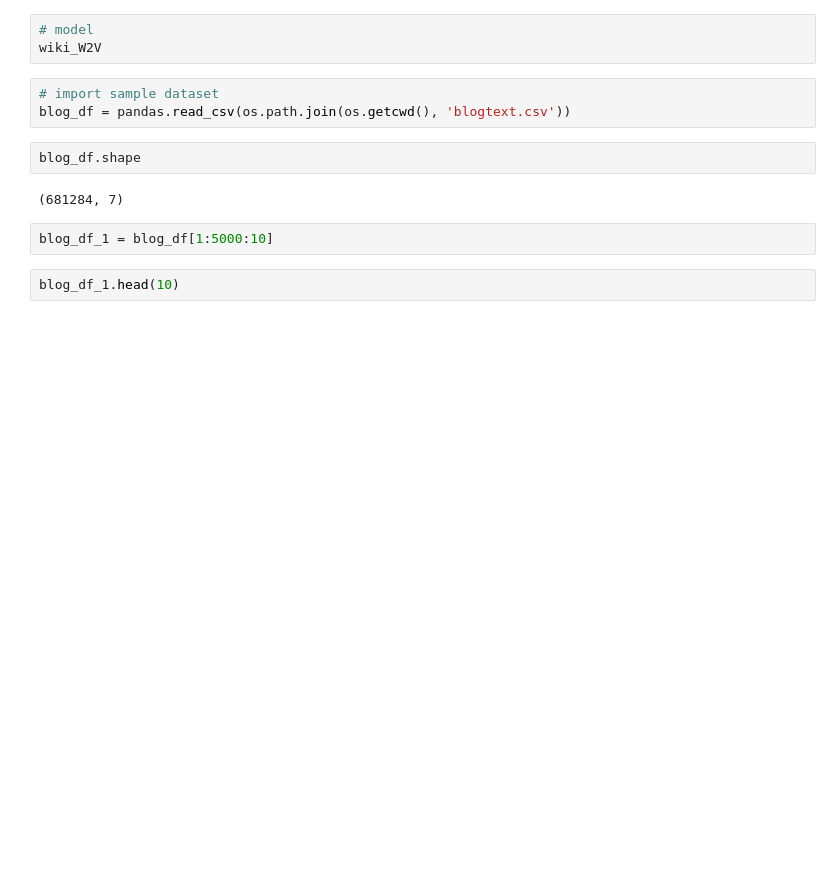
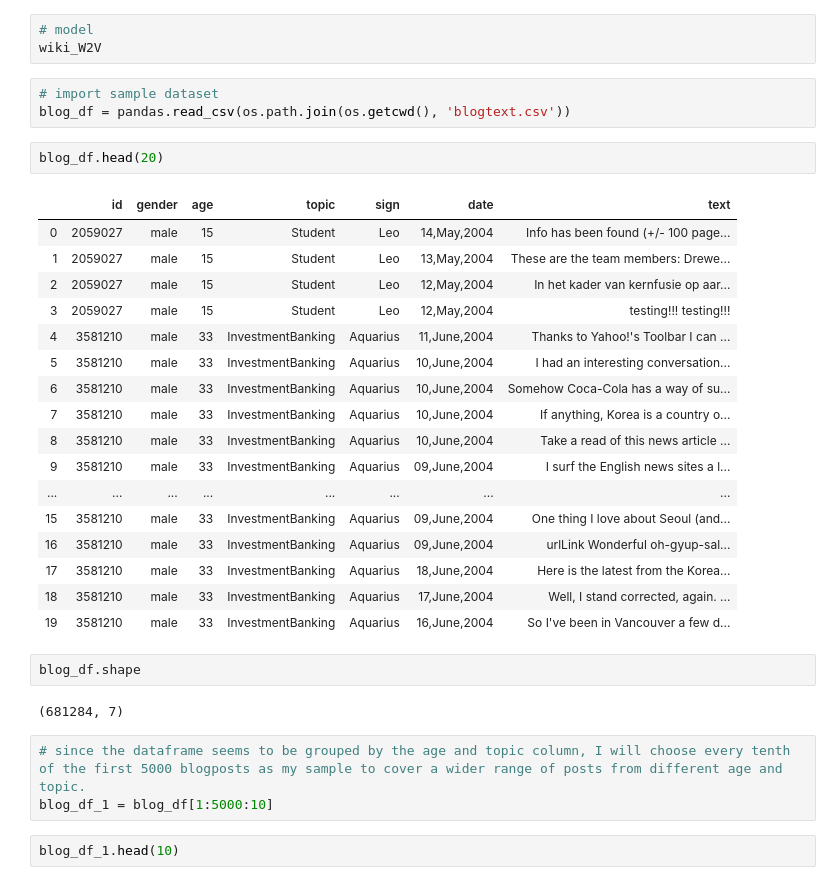
Before and after one commit to VivianQian19/Content-Analysis-2020, a Jupyter notebook: week-7/7-Vector-Space-Word-Embeddings.ipynb, the cells around one changed output. Drawn from its saved outputs; the diff is of its cells as text; blank space fills up the shorter version.

```diff
--- a/week-7/7-Vector-Space-Word-Embeddings.ipynb
+++ b/week-7/7-Vector-Space-Word-Embeddings.ipynb
@@ -1674,12 +1697,33 @@ wiki_W2V
 # %%
 # import sample dataset
 blog_df = pandas.read_csv(os.path.join(os.getcwd(), 'blogtext.csv'))
+# %%
+blog_df.head(20)
+# %% [output]
+|  | id | gender | age | topic | sign | date | text |
+| 0 | 2059027 | male | 15 | Student | Leo | 14,May,2004 | Info has been found (+/- 100 page... |
+| 1 | 2059027 | male | 15 | Student | Leo | 13,May,2004 | These are the team members: Drewe... |
+| 2 | 2059027 | male | 15 | Student | Leo | 12,May,2004 | In het kader van kernfusie op aar... |
+| 3 | 2059027 | male | 15 | Student | Leo | 12,May,2004 | testing!!! testing!!! |
+| 4 | 3581210 | male | 33 | InvestmentBanking | Aquarius | 11,June,2004 | Thanks to Yahoo!'s Toolbar I can ... |
+| 5 | 3581210 | male | 33 | InvestmentBanking | Aquarius | 10,June,2004 | I had an interesting conversation... |
+| 6 | 3581210 | male | 33 | InvestmentBanking | Aquarius | 10,June,2004 | Somehow Coca-Cola has a way of su... |
+| 7 | 3581210 | male | 33 | InvestmentBanking | Aquarius | 10,June,2004 | If anything, Korea is a country o... |
+| 8 | 3581210 | male | 33 | InvestmentBanking | Aquarius | 10,June,2004 | Take a read of this news article ... |
+| 9 | 3581210 | male | 33 | InvestmentBanking | Aquarius | 09,June,2004 | I surf the English news sites a l... |
+| ... | ... | ... | ... | ... | ... | ... | ... |
+| 15 | 3581210 | male | 33 | InvestmentBanking | Aquarius | 09,June,2004 | One thing I love about Seoul (and... |
+| 16 | 3581210 | male | 33 | InvestmentBanking | Aquarius | 09,June,2004 | urlLink Wonderful oh-gyup-sal... |
+| 17 | 3581210 | male | 33 | InvestmentBanking | Aquarius | 18,June,2004 | Here is the latest from the Korea... |
+| 18 | 3581210 | male | 33 | InvestmentBanking | Aquarius | 17,June,2004 | Well, I stand corrected, again. ... |
+| 19 | 3581210 | male | 33 | InvestmentBanking | Aquarius | 16,June,2004 | So I've been in Vancouver a few d... |
 # %%
 blog_df.shape
 # %% [output]
 (681284, 7)
-# %%
-blog_df_1 = blog_df[1:5000:10]
+# %%
+# since the dataframe seems to be grouped by the age and topic column, I will choose every tenth of the first 5000 blogposts as my sample to cover a wider range of posts from different age and topic.
+blog_df_1 = blog_df[1:5000:10]
 # %%
 blog_df_1.head(10)
 # %% [output]
```
Also changed, not shown: parts of 23 cells of this notebook.
